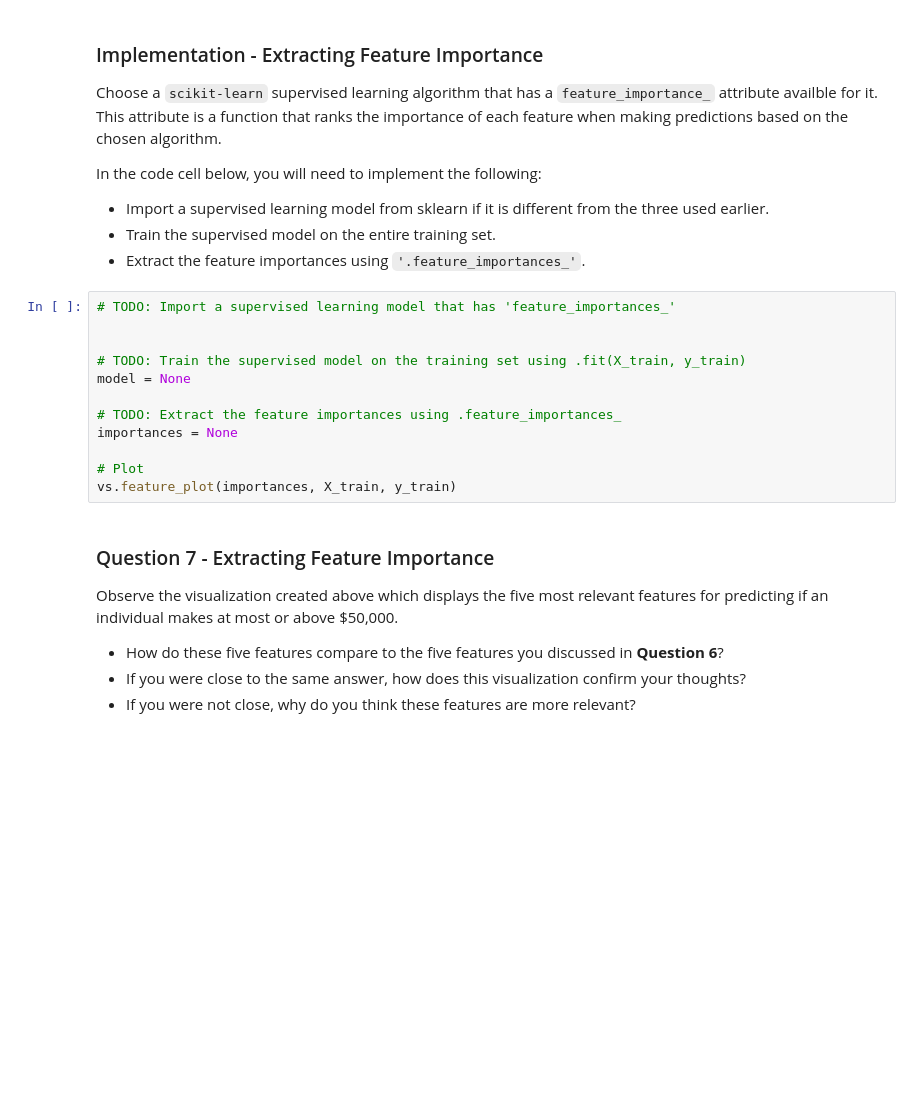
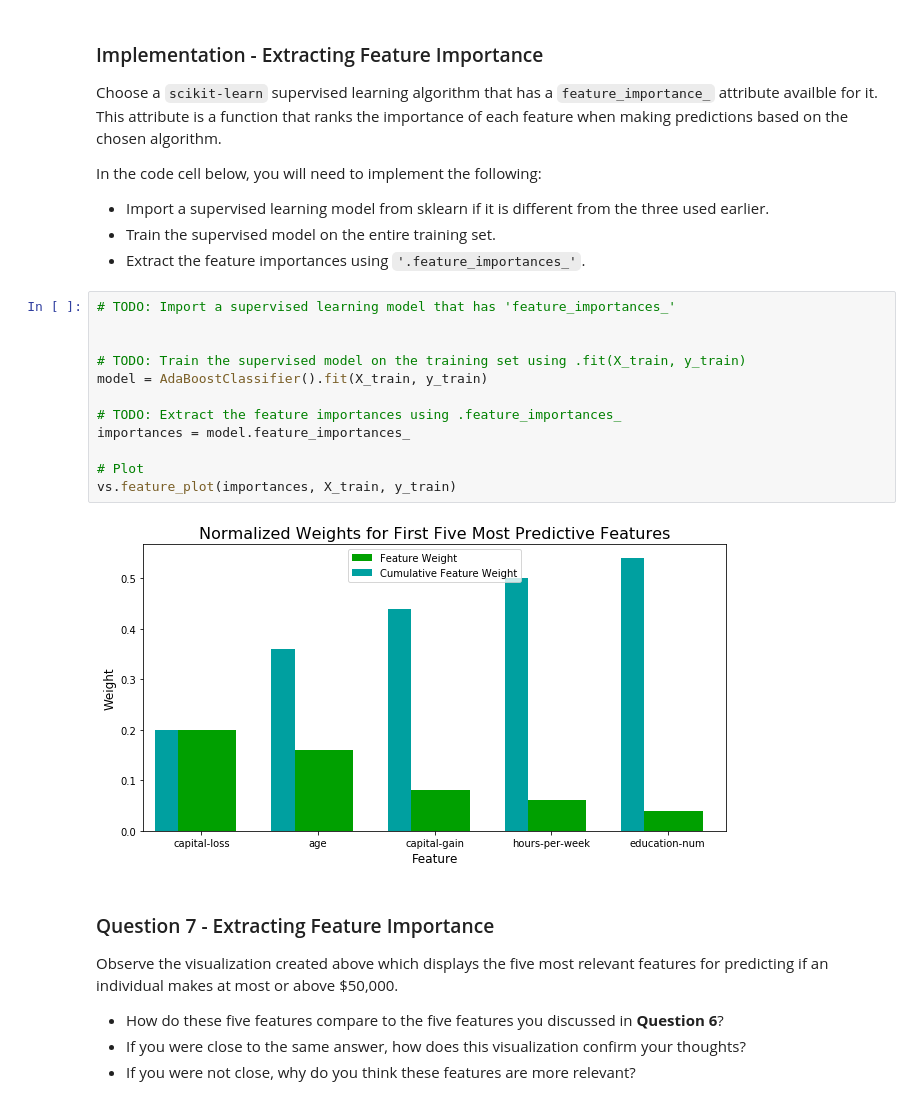
Before and after one commit to ramprasathk93/finding_donors, a Jupyter notebook: finding_donors.ipynb, the cells around one changed output. Saved outputs shown, nothing was run; the diff lists cells and outputs as text; blank space fills up the shorter version.

```diff
--- a/finding_donors.ipynb
+++ b/finding_donors.ipynb
@@ -518,15 +571,17 @@ In the code cell below, you will need to implement the following:
 # %%
 # TODO: Import a supervised learning model that has 'feature_importances_'
 
 
 # TODO: Train the supervised model on the training set using .fit(X_train, y_train)
-model = None
+model = AdaBoostClassifier().fit(X_train, y_train)
 
 # TODO: Extract the feature importances using .feature_importances_
-importances = None
+importances = model.feature_importances_
 
 # Plot
 vs.feature_plot(importances, X_train, y_train)
+# %% [output]
+[figure, added]
 # %% [markdown]
 ### Question 7 - Extracting Feature Importance
 
```
Also changed, not shown: parts of 4 cells of this notebook.
